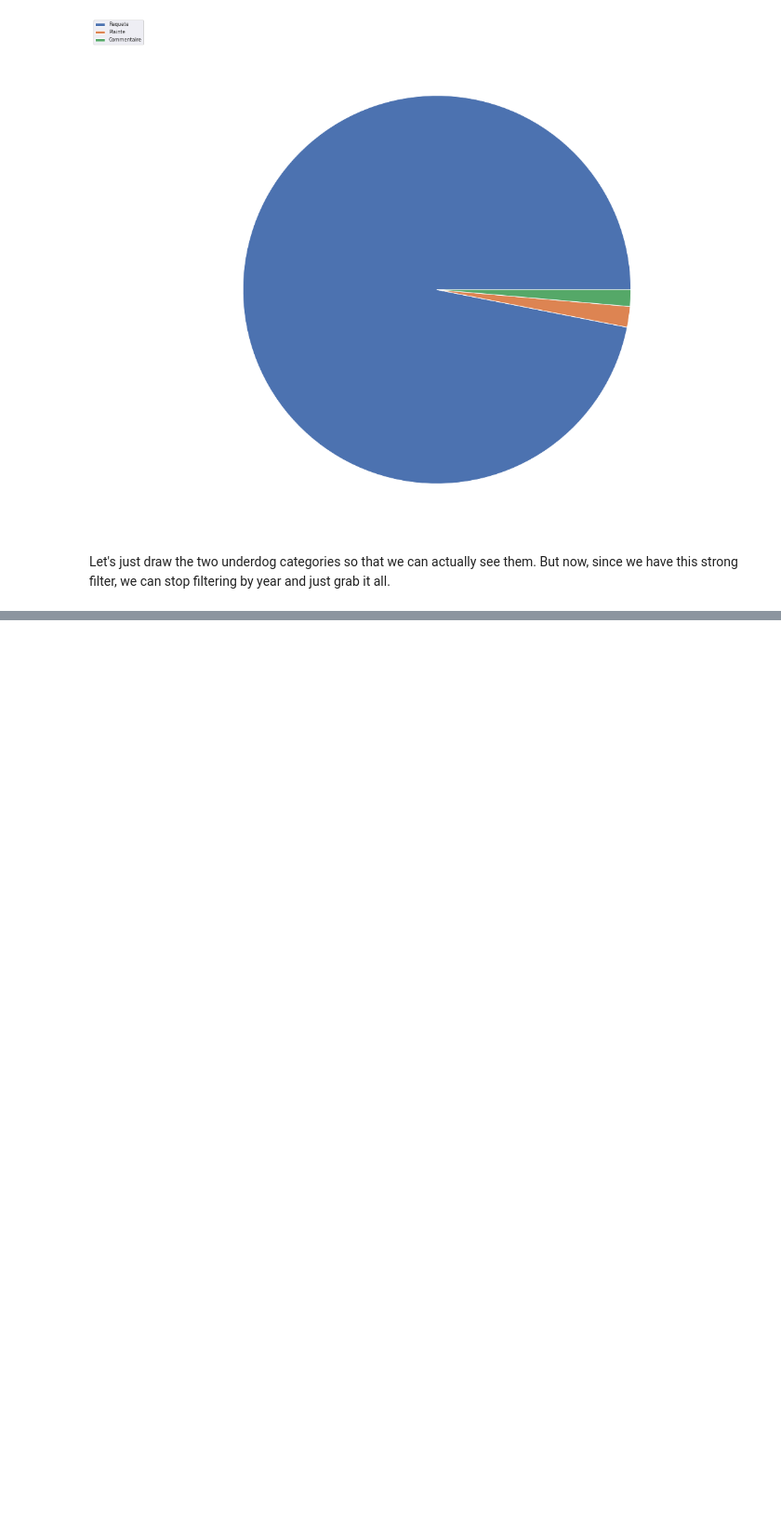
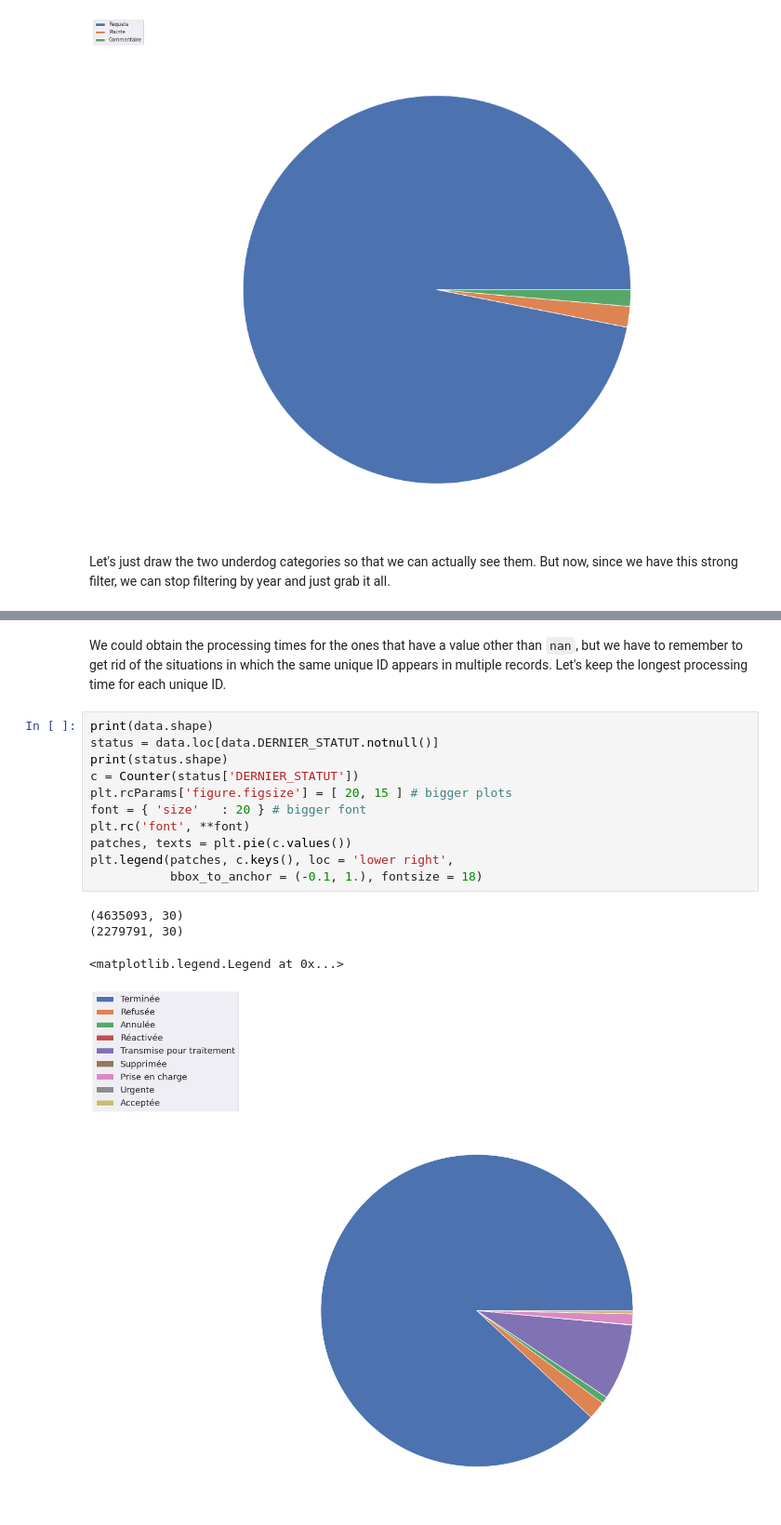
Before and after one commit to satuelisa/Requetes311, a Jupyter notebook: Statistics.ipynb, the cells around one changed output, grey strips where cells are left out. Shown at 93% size. Drawn from its saved outputs; the diff is of its cells as text; blank space fills up the shorter version.

```diff
--- a/Statistics.ipynb
+++ b/Statistics.ipynb
@@ -337,0 +361,18 @@ When the histogram is just one fat bar, it is because there is only one value in
+# %% [markdown]
+We could obtain the processing times for the ones that have a value other than `nan`, but we have to remember to get rid of the situations in which the same unique ID appears in multiple records. Let's keep the longest processing time for each unique ID.
+# %%
+print(data.shape)
+status = data.loc[data.DERNIER_STATUT.notnull()]
+print(status.shape)
+c = Counter(status['DERNIER_STATUT'])
+plt.rcParams['figure.figsize'] = [ 20, 15 ] # bigger plots
+font = { 'size'   : 20 } # bigger font
+plt.rc('font', **font)
+patches, texts = plt.pie(c.values())
+plt.legend(patches, c.keys(), loc = 'lower right',
+           bbox_to_anchor = (-0.1, 1.), fontsize = 18)
+# %% [output]
+(4635093, 30)
+(2279791, 30)
+<matplotlib.legend.Legend at 0x...>
+[figure, added]
```
Also changed, not shown: parts of 34 cells of this notebook, 1 other file.
